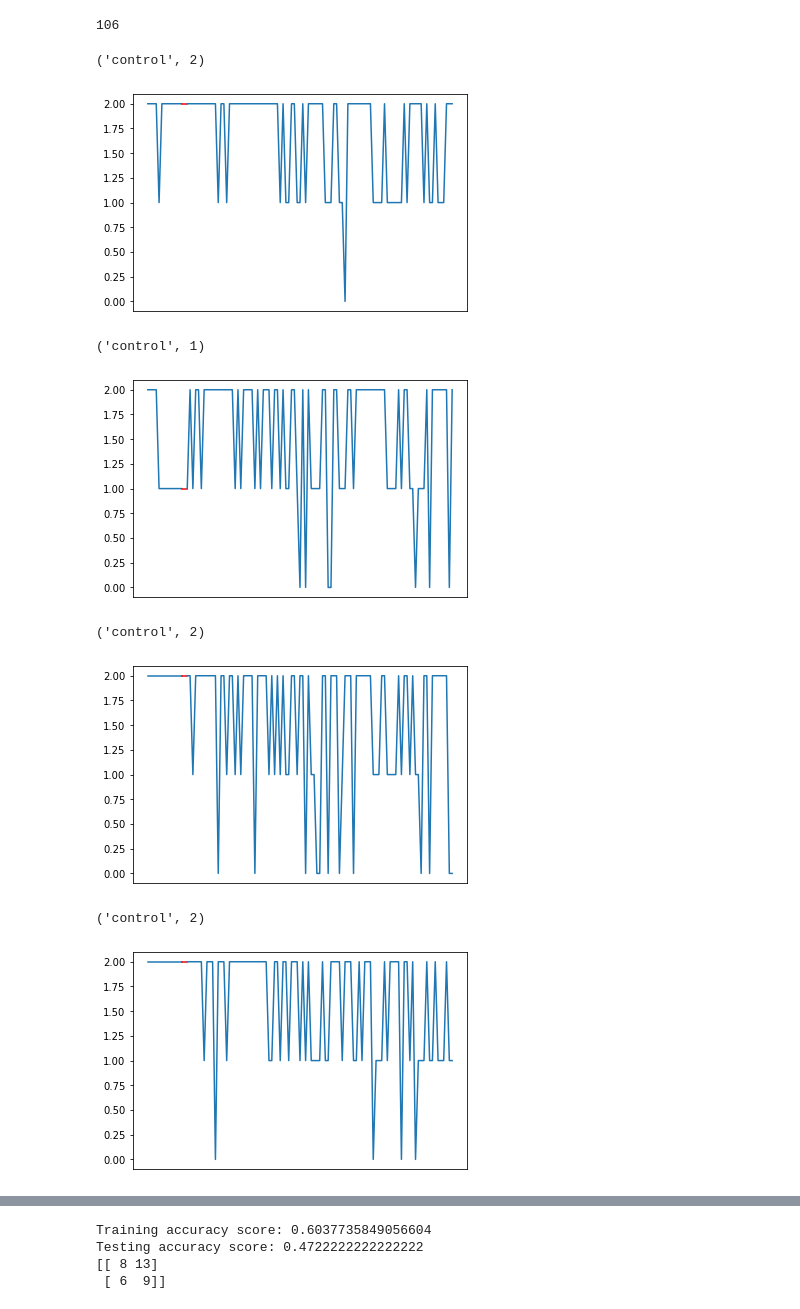
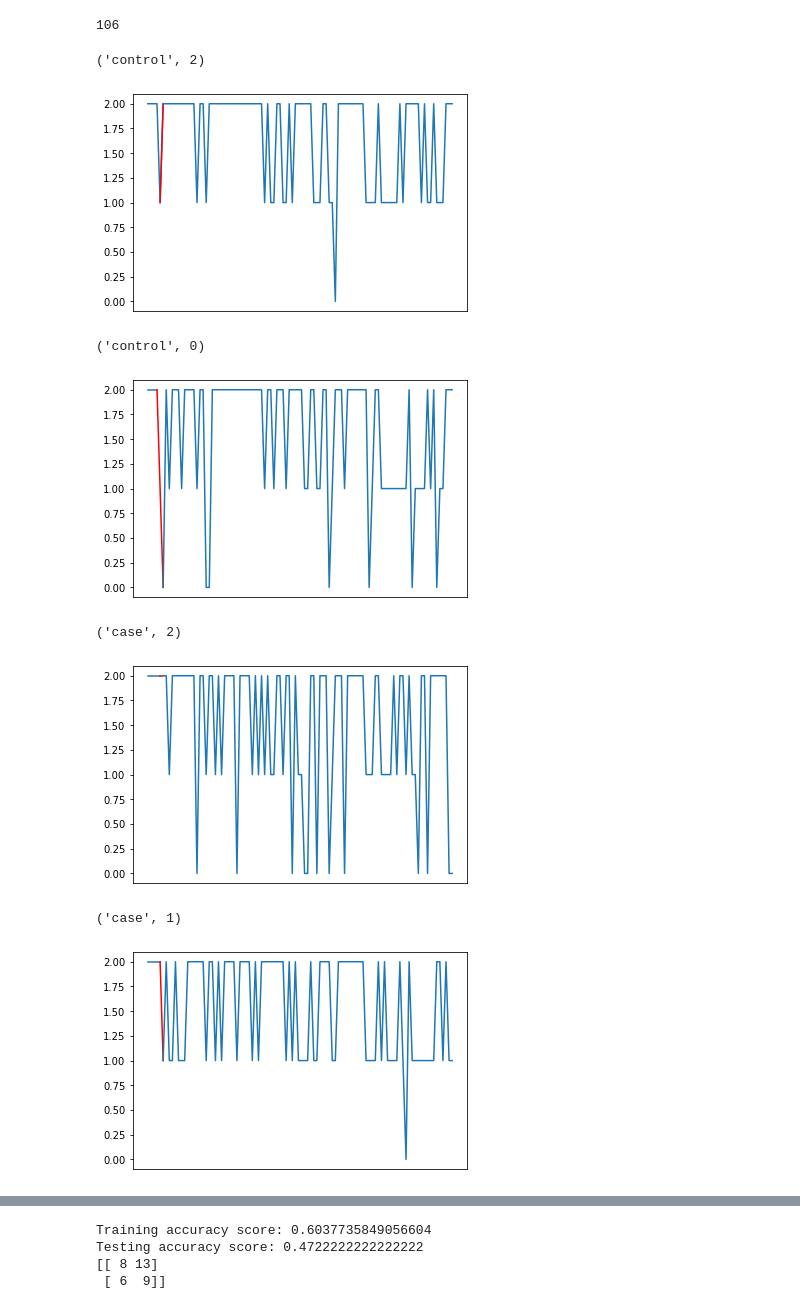
Before and after one commit to EannaCurran/FYP-Time-Series-Classification-For-GWAS-Data, a Jupyter notebook: FPY_SimpleSNP.ipynb, the cells around one changed output, grey strips where cells are left out. Saved outputs shown, nothing was run; the diff lists cells and outputs as text; code cells hidden in the pictures.

```diff
--- a/FPY_SimpleSNP.ipynb
+++ b/FPY_SimpleSNP.ipynb
@@ -133,49 +132,49 @@ position = idfT[0].index.get_loc("rs2222162")
 # Visualising entry 0 - control
 position = idfT[0].index.get_loc("rs2222162")
 plt.xticks([])
-plt.plot(idfT[0][0:position-1], color="tab:blue")
-plt.plot(idfT[0][position-2:position+1], color="red")
+plt.plot(idfT[0][0:position+1], color="tab:blue")
+plt.plot(idfT[0][position-1:position+1], color="red")
 plt.plot(idfT[0][position:],color="tab:blue")
-phenotype[position], idfT[0][position]
+phenotype[0], idfT[0][position]
 # %% [output]
 ('control', 2)
-[figure, old version]
+[figure, new version]
 # %%
-# Visualising entry 1 - control
+# Visualising entry 8 - control
 
-position = idfT[1].index.get_loc("rs2222162")
+position = idfT[8].index.get_loc("rs2222162")
 plt.xticks([])
-plt.plot(idfT[1][0:position-1], color="tab:blue")
-plt.plot(idfT[1][position-2:position+1], color="red")
-plt.plot(idfT[1][position:],color="tab:blue")
-phenotype[position], idfT[1][position]
+plt.plot(idfT[8][0:position-1], color="tab:blue")
+plt.plot(idfT[8][position-2:position+1], color="red")
+plt.plot(idfT[8][position:],color="tab:blue")
+phenotype[8], idfT[8][position]
 # %% [output]
-('control', 1)
+('control', 0)
-[figure, old version]
+[figure, new version]
 # %%
 # Visualising entry 2 - case
 
 position = idfT[2].index.get_loc("rs2222162")
 plt.xticks([])
-plt.plot(idfT[2][0:position-1], color="tab:blue")
-plt.plot(idfT[2][position-2:position+1], color="red")
+plt.plot(idfT[2][0:position], color="tab:blue")
+plt.plot(idfT[2][position-1:position+1], color="red")
 plt.plot(idfT[2][position:],color="tab:blue")
-phenotype[position], idfT[2][position]
+phenotype[2], idfT[2][position]
 # %% [output]
-('control', 2)
+('case', 2)
-[figure, old version]
+[figure, new version]
 # %%
-# Visualising entry 10 - case
+# Visualising entry 88 - case
 
-position = idfT[10].index.get_loc("rs2222162")
+position = idfT[88].index.get_loc("rs2222162")
 plt.xticks([])
-plt.plot(idfT[10][0:position-1], color="tab:blue")
-plt.plot(idfT[10][position-2:position+1], color="red")
-plt.plot(idfT[10][position:],color="tab:blue")
-phenotype[position], idfT[10][position]
+plt.plot(idfT[88][0:position], color="tab:blue")
+plt.plot(idfT[88][position-1:position+1], color="red")
+plt.plot(idfT[88][position:],color="tab:blue")
+phenotype[88], idfT[88][position]
 # %% [output]
-('control', 2)
+('case', 1)
-[figure, old version]
+[figure, new version]
 # %%
 # Splitting data into training data and testing data
 
```
Also changed, not shown: parts of 11 cells of this notebook.
